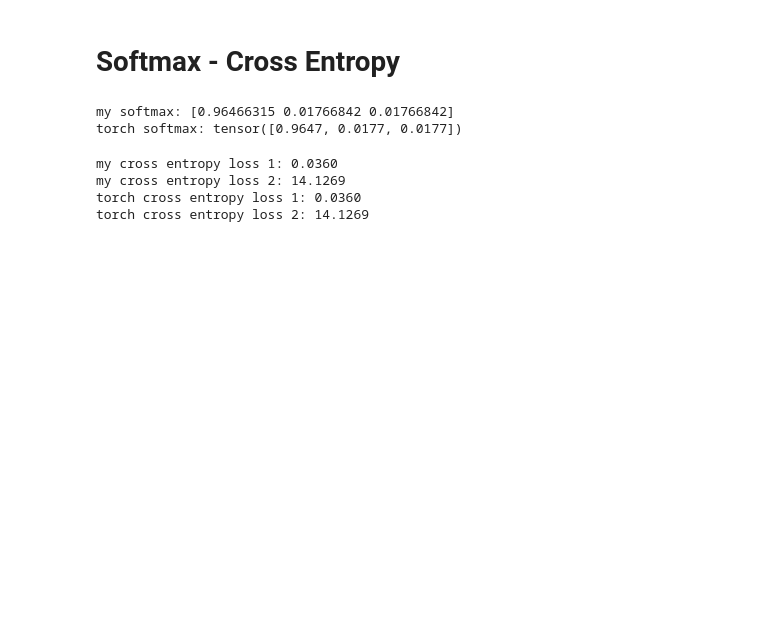
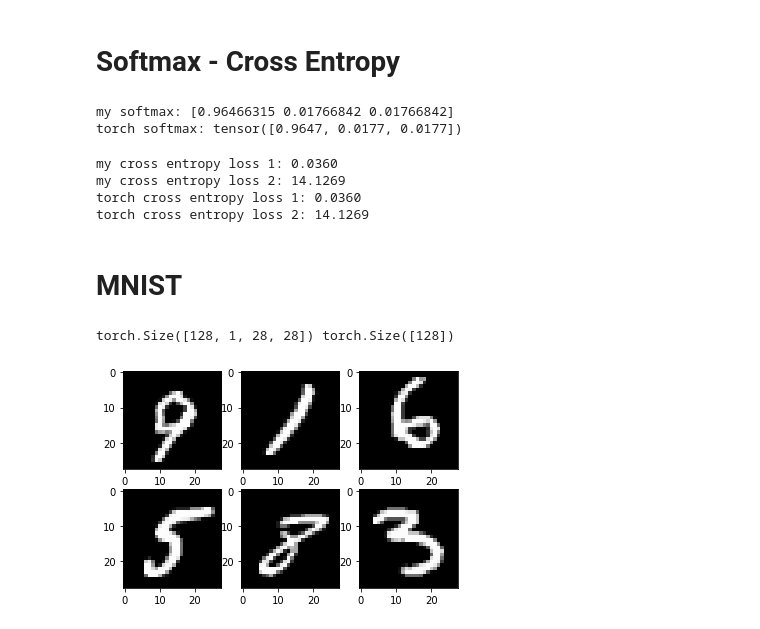
Before and after one commit to RRaphaell/Pytorch_notes, a Jupyter notebook: notes.ipynb, the cells around one changed output. Drawn from its saved outputs; the diff is of its cells as text; code cells hidden in the pictures; blank space fills up the shorter version.

Commit message:
add MNIST implementation

```diff
--- a/notes.ipynb
+++ b/notes.ipynb
@@ -448,3 +448,40 @@ my cross entropy loss 1: 0.0360
 my cross entropy loss 2: 14.1269
 torch cross entropy loss 1: 0.0360
 torch cross entropy loss 2: 14.1269
+# %% [markdown]
+# **MNIST**
+# %%
+device = torch.device("cuda" if torch.cuda.is_available() else "cpu")
+
+# initialize some hyper parameters
+input_size = 784 # 28x28
+hidden_size = 128
+num_classes = 10
+num_epochs = 10
+batch_size = 128
+learning_rate = 0.01
+
+train_df = torchvision.datasets.MNIST(root='./data', train=True,
+                                      transform=torchvision.transforms.ToTensor(), download=True)
+
+test_df = torchvision.datasets.MNIST(root='./data', train=False,
+                                     transform=torchvision.transforms.ToTensor(), download=True)
+
+train_loader = torch.utils.data.DataLoader(dataset=train_df,
+                                           batch_size=batch_size, shuffle=True)
+
+test_loader = torch.utils.data.DataLoader(dataset=test_df,
+                                          batch_size=batch_size, shuffle=True)
+# %%
+dataiter = iter(train_loader)
+data = dataiter.next()
+samples, labels = data
+print(samples.shape, labels.shape)
+
+for i in range(6):
+  plt.subplot(2, 3, i+1)
+  plt.imshow(samples[i][0], cmap='gray')
+plt.show()
+# %% [output]
+torch.Size([128, 1, 28, 28]) torch.Size([128])
+[figure, added]
```
Also changed, not shown: parts of 3 cells of this notebook.
